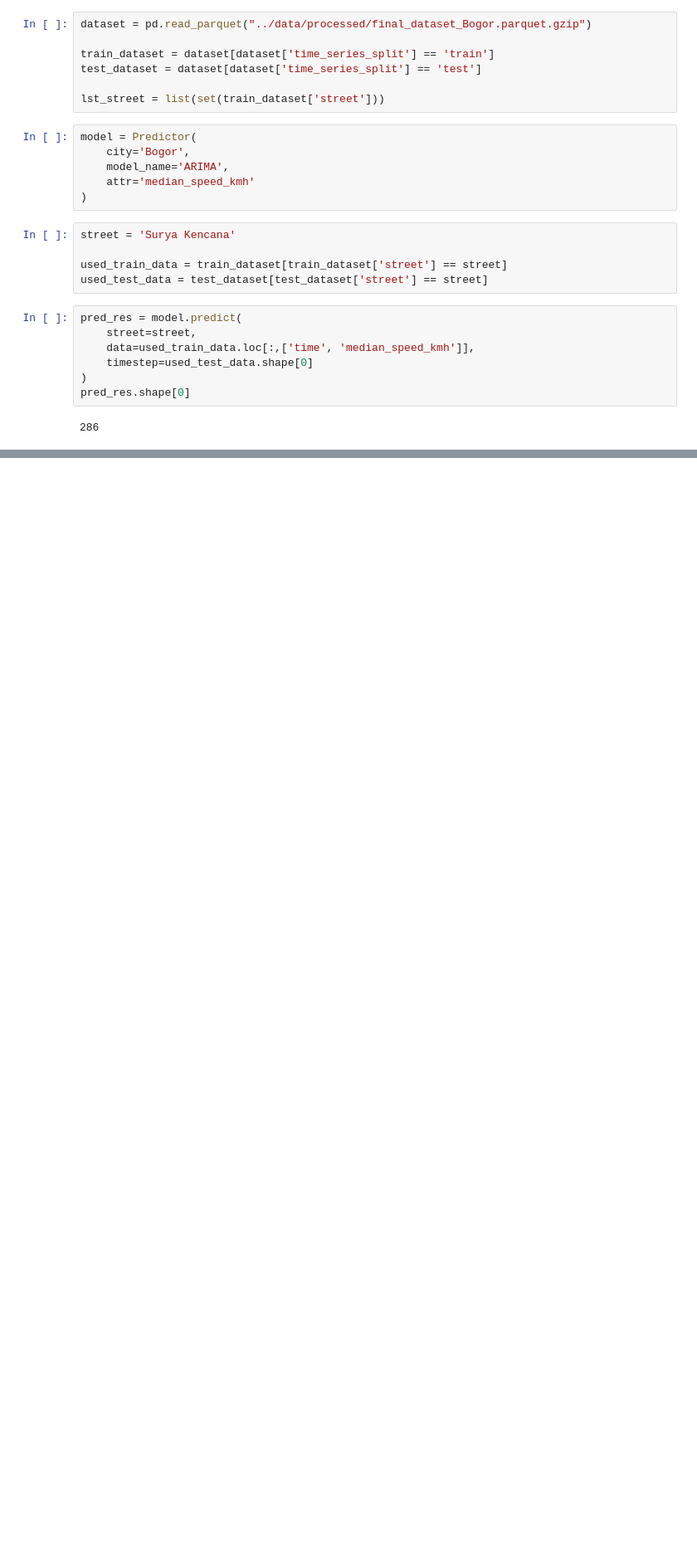
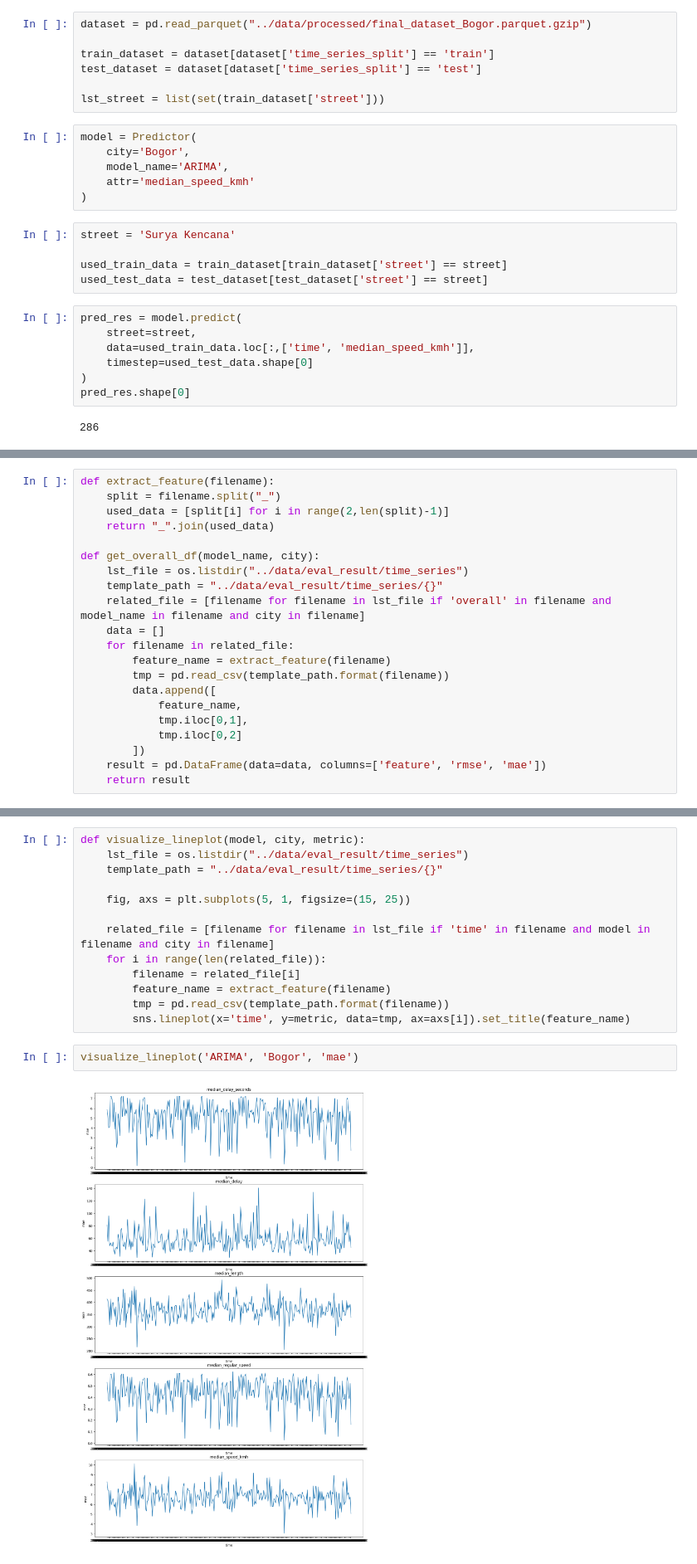
Before and after one commit to GibranBrahmanta/DSLS-MiniProject-DataScientist, a Jupyter notebook: notebook/04_time_series_modeling.ipynb, the cells around one changed output, grey strips where cells are left out. Shown at 83% size. Saved outputs shown, nothing was run; the diff lists cells and outputs as text; blank space fills up the shorter version.

```diff
--- a/notebook/04_time_series_modeling.ipynb
+++ b/notebook/04_time_series_modeling.ipynb
@@ -119,0 +137,21 @@ used_test_data.shape[0]
+# %%
+def extract_feature(filename):
+    split = filename.split("_")
+    used_data = [split[i] for i in range(2,len(split)-1)]
+    return "_".join(used_data)
+
+def get_overall_df(model_name, city):
+    lst_file = os.listdir("../data/eval_result/time_series")
+    template_path = "../data/eval_result/time_series/{}"
+    related_file = [filename for filename in lst_file if 'overall' in filename and model_name in filename and city in filename]
+    data = []
+    for filename in related_file:
+        feature_name = extract_feature(filename)
+        tmp = pd.read_csv(template_path.format(filename))
+        data.append([
+            feature_name,
+            tmp.iloc[0,1],
+            tmp.iloc[0,2]
+        ])
+    result = pd.DataFrame(data=data, columns=['feature', 'rmse', 'mae'])
+    return result
@@ -119,0 +206,17 @@ used_test_data.shape[0]
+# %%
+def visualize_lineplot(model, city, metric):
+    lst_file = os.listdir("../data/eval_result/time_series")
+    template_path = "../data/eval_result/time_series/{}"
+
+    fig, axs = plt.subplots(5, 1, figsize=(15, 25))
+
+    related_file = [filename for filename in lst_file if 'time' in filename and model in filename and city in filename]
+    for i in range(len(related_file)):
+        filename = related_file[i]
+        feature_name = extract_feature(filename)
+        tmp = pd.read_csv(template_path.format(filename))
+        sns.lineplot(x='time', y=metric, data=tmp, ax=axs[i]).set_title(feature_name)
+# %%
+visualize_lineplot('ARIMA', 'Bogor', 'mae')
+# %% [output]
+[figure, added]
```
Also changed, not shown: parts of 21 cells of this notebook.
